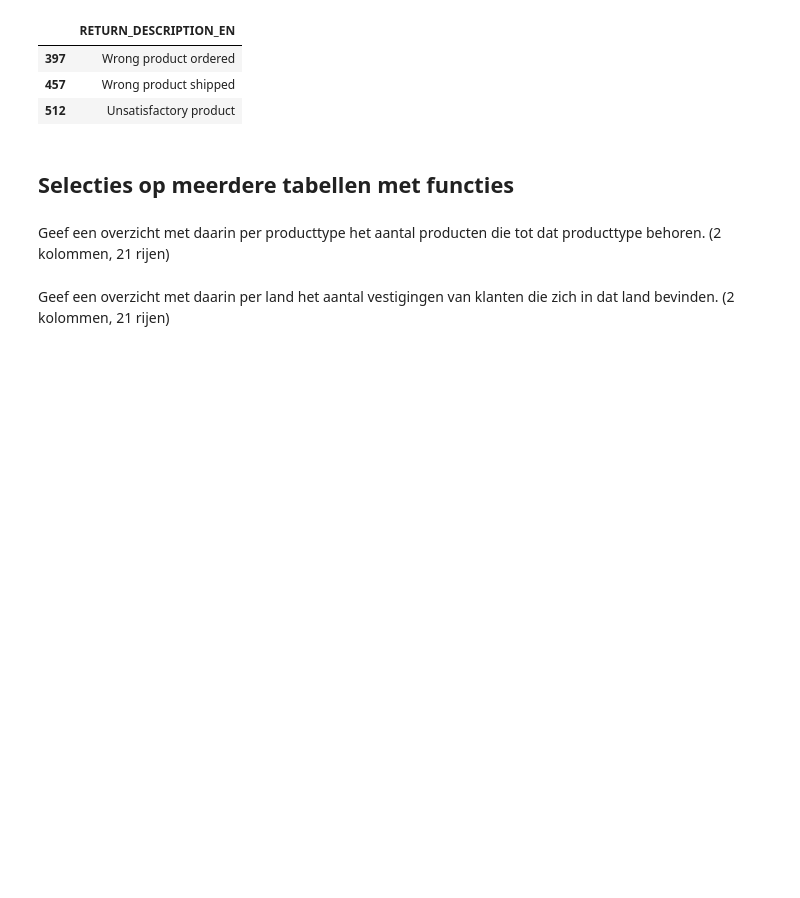
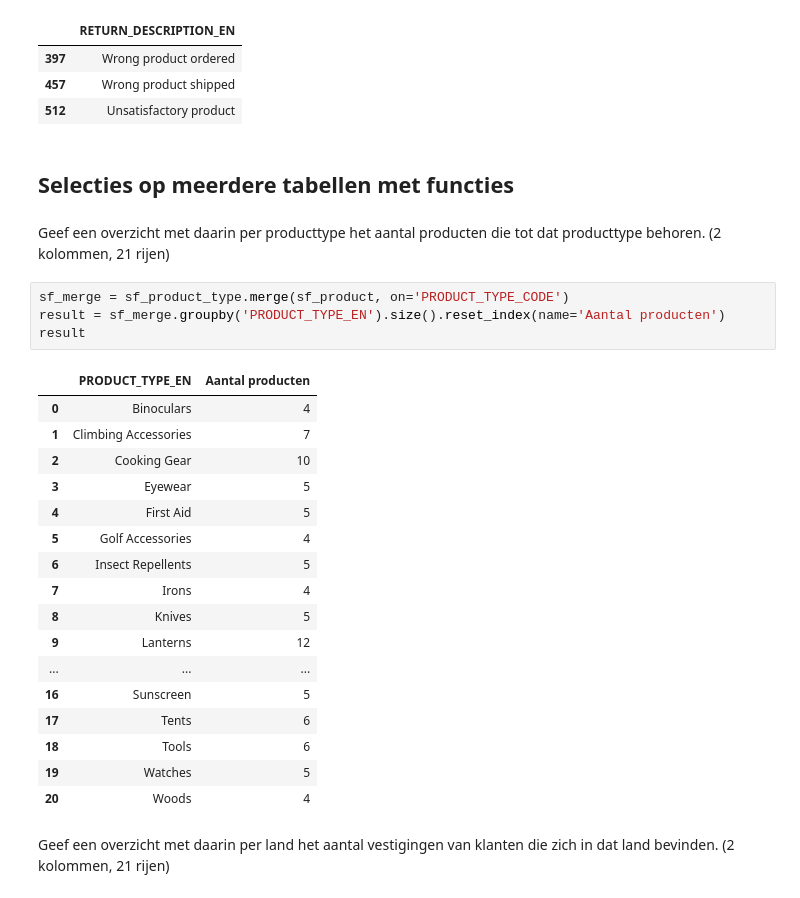
Before and after one commit to Byrott0/DEDS_Portfolio, a Jupyter notebook: wk1.1/DEDS_WC_1.2_en_1.3_Opdrachten.ipynb, the cells around one changed output. Cells and saved outputs as stored; diff of their text form; blank space fills up the shorter version.

```diff
--- a/wk1.1/DEDS_WC_1.2_en_1.3_Opdrachten.ipynb
+++ b/wk1.1/DEDS_WC_1.2_en_1.3_Opdrachten.ipynb
@@ -369,5 +369,27 @@ filtered.drop_duplicates()
 ## Selecties op meerdere tabellen met functies
 # %% [markdown]
 Geef een overzicht met daarin per producttype het aantal producten die tot dat producttype behoren. (2 kolommen, 21 rijen)
+# %%
+sf_merge = sf_product_type.merge(sf_product, on='PRODUCT_TYPE_CODE')
+result = sf_merge.groupby('PRODUCT_TYPE_EN').size().reset_index(name='Aantal producten')
+result
+# %% [output]
+|  | PRODUCT_TYPE_EN | Aantal producten |
+| 0 | Binoculars | 4 |
+| 1 | Climbing Accessories | 7 |
+| 2 | Cooking Gear | 10 |
+| 3 | Eyewear | 5 |
+| 4 | First Aid | 5 |
+| 5 | Golf Accessories | 4 |
+| 6 | Insect Repellents | 5 |
+| 7 | Irons | 4 |
+| 8 | Knives | 5 |
+| 9 | Lanterns | 12 |
+| ... | ... | ... |
+| 16 | Sunscreen | 5 |
+| 17 | Tents | 6 |
+| 18 | Tools | 6 |
+| 19 | Watches | 5 |
+| 20 | Woods | 4 |
 # %% [markdown]
 Geef een overzicht met daarin per land het aantal vestigingen van klanten die zich in dat land bevinden. (2 kolommen, 21 rijen)
```
Also changed, not shown: parts of 2 cells of this notebook, 4 other files.
